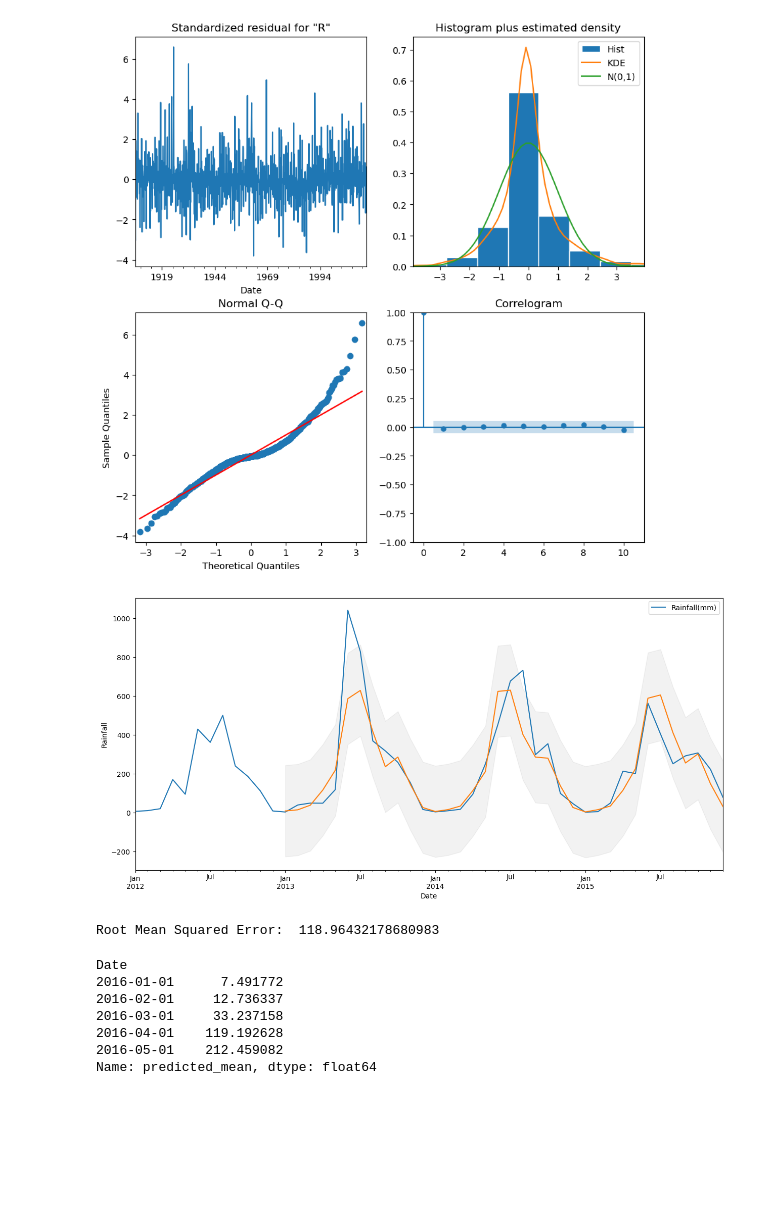
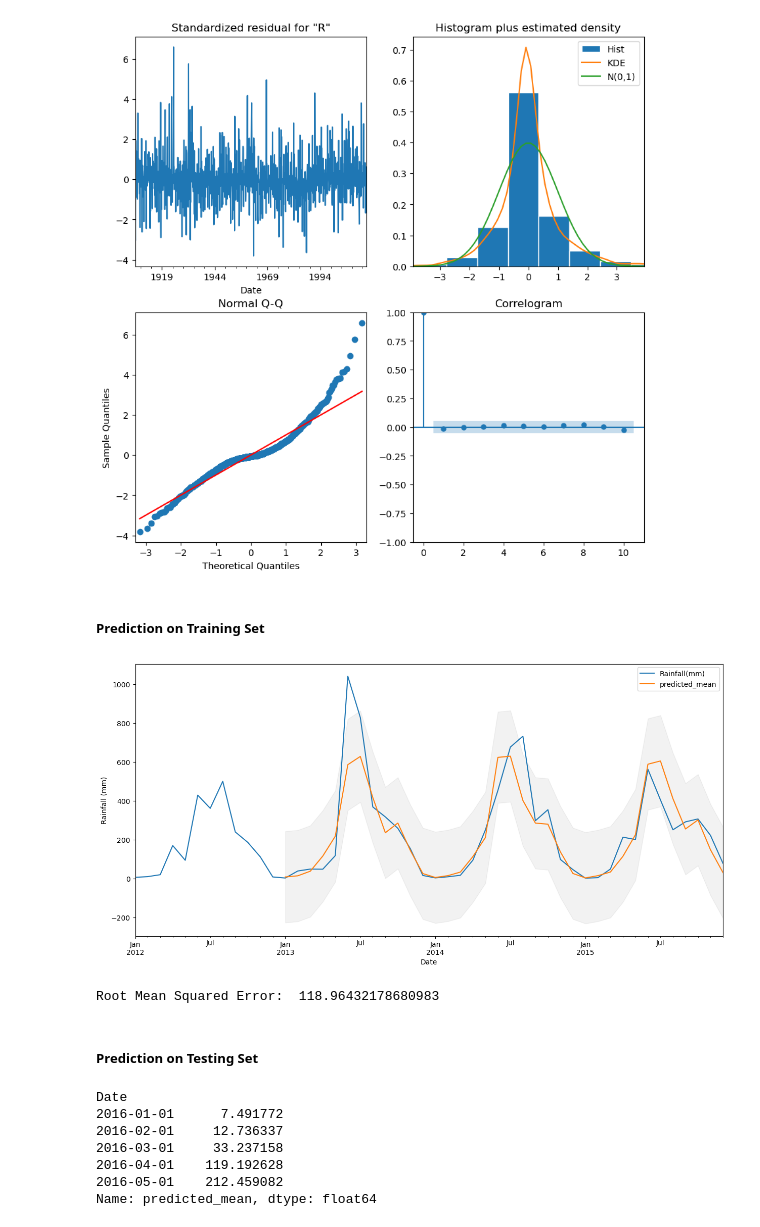
Before and after one commit to jishnu3000/flood-prediction, a Jupyter notebook: F20PA.ipynb, the cells around one changed output. Drawn from its saved outputs; the diff is of its cells as text; code cells hidden in the pictures; blank space fills up the shorter version.

```diff
--- a/F20PA.ipynb
+++ b/F20PA.ipynb
@@ -475,7 +511,8 @@ From the search we see that the combination of (0, 0, 3)x(1, 2, 3, 12) has the l
 # %% [markdown]
 ##### Building the model with best hyperparameters
 # %%
-sarima_model = sm.tsa.statespace.SARIMAX(
+# build model with best hyperparameters
+model = sm.tsa.statespace.SARIMAX(
     train_sarima,
     order=(0, 0, 3),
     seasonal_order=(1, 2, 3, 12),
@@ -483,6 +520,4 @@ sarima_model = sm.tsa.statespace.SARIMAX(
     enforce_invertibility=False
 )
 
-sarima_results = sarima_model.fit()
-
-print(sarima_results.summary().tables[1])
+results = model.fit()
@@ -504,35 +526,38 @@ sarima_results.plot_diagnostics(figsize=(10, 10))
 plt.show()
 # %% [output]
 [figure]
+# %% [markdown]
+##### Prediction on Training Set
 # %%
-# Prediction on Training Set
 # Predictions are performed for the 1st January 2013 onwards of the train data.
-
-train_pred = sarima_results.get_prediction(start=pd.to_datetime('2013-01-01'), dynamic = False)
+train_pred = results.get_prediction(start = pd.to_datetime('2013-01-01'), dynamic = False)
 
 # Get confidence intervals of predictions
 train_pred_ci = train_pred.conf_int()
 
 ax = train_sarima["2012":].plot(label="observed", figsize=(15, 7))
-train_pred.predicted_mean.plot(ax = ax, alpha = 1)
+train_pred.predicted_mean.plot(ax = ax, alpha = 1, legend = True)
 ax.fill_between(
     train_pred_ci.index,
     train_pred_ci.iloc[:, 0],
     train_pred_ci.iloc[:, 1],
-    color = "k", alpha = 0.05
+    color = "k",
+    alpha = 0.05
 )
 ax.set_xlabel("Date")
-ax.set_ylabel("Rainfall")
-plt.legend
+ax.set_ylabel("Rainfall (mm)")
 plt.show()
-
-train_sarima_prediction = train_pred.predicted_mean
-train_sarima_true = train_sarima["2013-01-01":]
-
-# Calculating the RMSE
-rmse_sarima = sqrt(mean_squared_error(train_sarima_true, train_sarima_prediction))
-print("Root Mean Squared Error: ", rmse_sarima)
 # %% [output]
-[figure, old version]
+[figure, new version]
-Root Mean Squared Error:  118.96432178680983
+# %%
+train_sarima_prediction = train_pred.predicted_mean
+train_sarima_true = train_sarima["2013-01-01":]
+
+# Calculating the RMSE
+rmse_train = sqrt(mean_squared_error(train_sarima_true, train_sarima_prediction))
+print("Root Mean Squared Error: ", rmse_train)
+# %% [output]
+Root Mean Squared Error:  118.96432178680983
+# %% [markdown]
+##### Prediction on Testing Set
 # %%
```
Also changed, not shown: parts of 36 cells of this notebook.
